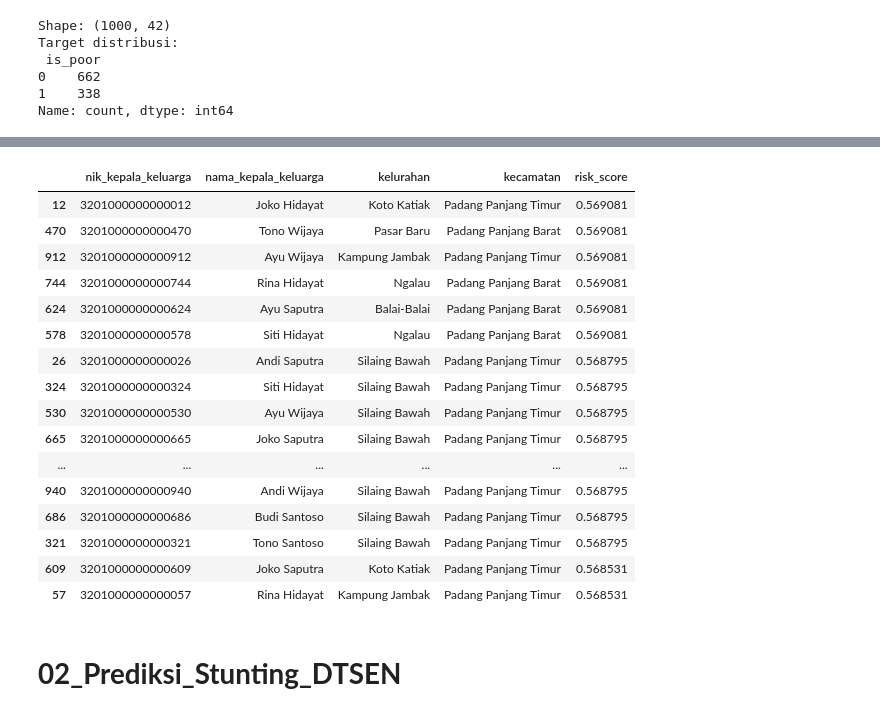
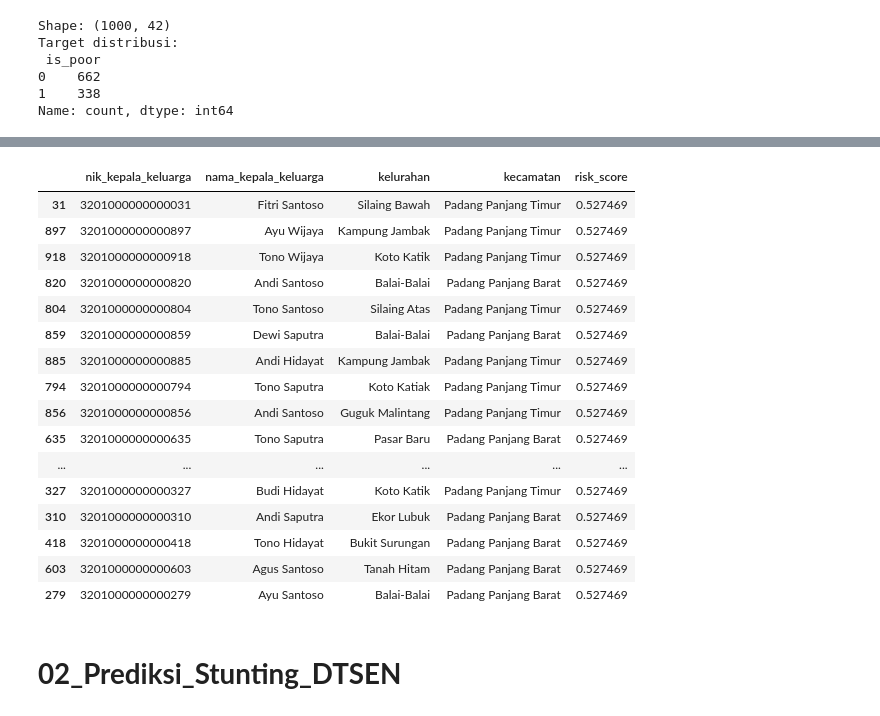
Before and after one commit to windyrahayu45/ML-PadangPanjang, a Jupyter notebook: Modeling_Use_Case_1_Prediksi_Kemiskinan_.ipynb, the cells around one changed output, grey strips where cells are left out. Drawn from its saved outputs; the diff is of its cells as text; code cells hidden in the pictures.

```diff
--- a/Modeling_Use_Case_1_Prediksi_Kemiskinan_.ipynb
+++ b/Modeling_Use_Case_1_Prediksi_Kemiskinan_.ipynb
@@ -54,7 +54,7 @@ X_train, X_test, y_train, y_test = train_test_split(
 # %%
 from lightgbm import LGBMClassifier, early_stopping
 
-model = LGBMClassifier(
+model_kemiskinan = LGBMClassifier(
     n_estimators=500,
     random_state=42,
     objective="binary",
@@ -62,7 +62,7 @@ model = LGBMClassifier(
 )
 
 # Training dengan callback early stopping
-model.fit(
+model_kemiskinan.fit(
     X_train, y_train,
     eval_set=[(X_test, y_test)],
     eval_metric="auc",
@@ -70,5 +70,5 @@ model.fit(
 )
 
 # Prediksi
-y_pred = model.predict_proba(X_test)[:,1]
+y_pred = model_kemiskinan.predict_proba(X_test)[:,1]
 # %% [output]
@@ -149,28 +149,30 @@ weighted avg       1.00      1.00      1.00       200
 # %%
-df_scores = df.copy()
-df_scores["risk_score"] = model.predict_proba(X)[:,1]
+df_scores = df_model.copy()
+
+# Tambahkan risk score
+df_scores["risk_score"] = model_kemiskinan.predict_proba(df_scores[cat_cols + num_cols])[:,1]
 
 # Ranking top 20 keluarga paling rentan
 df_scores_top = df_scores.sort_values("risk_score", ascending=False).head(20)
 df_scores_top[["nik_kepala_keluarga","nama_kepala_keluarga","kelurahan","kecamatan","risk_score"]]
 # %% [output]
 |  | nik_kepala_keluarga | nama_kepala_keluarga | kelurahan | kecamatan | risk_score |
-| 12 | 3201000000000012 | Joko Hidayat | Koto Katiak | Padang Panjang Timur | 0.569081 |
-| 470 | 3201000000000470 | Tono Wijaya | Pasar Baru | Padang Panjang Barat | 0.569081 |
-| 912 | 3201000000000912 | Ayu Wijaya | Kampung Jambak | Padang Panjang Timur | 0.569081 |
-| 744 | 3201000000000744 | Rina Hidayat | Ngalau | Padang Panjang Barat | 0.569081 |
-| 624 | 3201000000000624 | Ayu Saputra | Balai-Balai | Padang Panjang Barat | 0.569081 |
-| 578 | 3201000000000578 | Siti Hidayat | Ngalau | Padang Panjang Barat | 0.569081 |
-| 26 | 3201000000000026 | Andi Saputra | Silaing Bawah | Padang Panjang Timur | 0.568795 |
-| 324 | 3201000000000324 | Siti Hidayat | Silaing Bawah | Padang Panjang Timur | 0.568795 |
-| 530 | 3201000000000530 | Ayu Wijaya | Silaing Bawah | Padang Panjang Timur | 0.568795 |
-| 665 | 3201000000000665 | Joko Saputra | Silaing Bawah | Padang Panjang Timur | 0.568795 |
+| 31 | 3201000000000031 | Fitri Santoso | Silaing Bawah | Padang Panjang Timur | 0.527469 |
+| 897 | 3201000000000897 | Ayu Wijaya | Kampung Jambak | Padang Panjang Timur | 0.527469 |
+| 918 | 3201000000000918 | Tono Wijaya | Koto Katik | Padang Panjang Timur | 0.527469 |
+| 820 | 3201000000000820 | Andi Santoso | Balai-Balai | Padang Panjang Barat | 0.527469 |
+| 804 | 3201000000000804 | Tono Santoso | Silaing Atas | Padang Panjang Timur | 0.527469 |
+| 859 | 3201000000000859 | Dewi Saputra | Balai-Balai | Padang Panjang Barat | 0.527469 |
+| 885 | 3201000000000885 | Andi Hidayat | Kampung Jambak | Padang Panjang Timur | 0.527469 |
+| 794 | 3201000000000794 | Tono Saputra | Koto Katiak | Padang Panjang Timur | 0.527469 |
+| 856 | 3201000000000856 | Andi Santoso | Guguk Malintang | Padang Panjang Timur | 0.527469 |
+| 635 | 3201000000000635 | Tono Saputra | Pasar Baru | Padang Panjang Barat | 0.527469 |
 | ... | ... | ... | ... | ... | ... |
-| 940 | 3201000000000940 | Andi Wijaya | Silaing Bawah | Padang Panjang Timur | 0.568795 |
-| 686 | 3201000000000686 | Budi Santoso | Silaing Bawah | Padang Panjang Timur | 0.568795 |
-| 321 | 3201000000000321 | Tono Santoso | Silaing Bawah | Padang Panjang Timur | 0.568795 |
-| 609 | 3201000000000609 | Joko Saputra | Koto Katiak | Padang Panjang Timur | 0.568531 |
-| 57 | 3201000000000057 | Rina Hidayat | Kampung Jambak | Padang Panjang Timur | 0.568531 |
+| 327 | 3201000000000327 | Budi Hidayat | Koto Katik | Padang Panjang Timur | 0.527469 |
+| 310 | 3201000000000310 | Andi Saputra | Ekor Lubuk | Padang Panjang Barat | 0.527469 |
+| 418 | 3201000000000418 | Tono Hidayat | Bukit Surungan | Padang Panjang Barat | 0.527469 |
+| 603 | 3201000000000603 | Agus Santoso | Tanah Hitam | Padang Panjang Barat | 0.527469 |
+| 279 | 3201000000000279 | Ayu Santoso | Balai-Balai | Padang Panjang Barat | 0.527469 |
 # %% [markdown]
 # **02_Prediksi_Stunting_DTSEN**
 # %%
```
Also changed, not shown: parts of 7 cells of this notebook, 2 other files.
